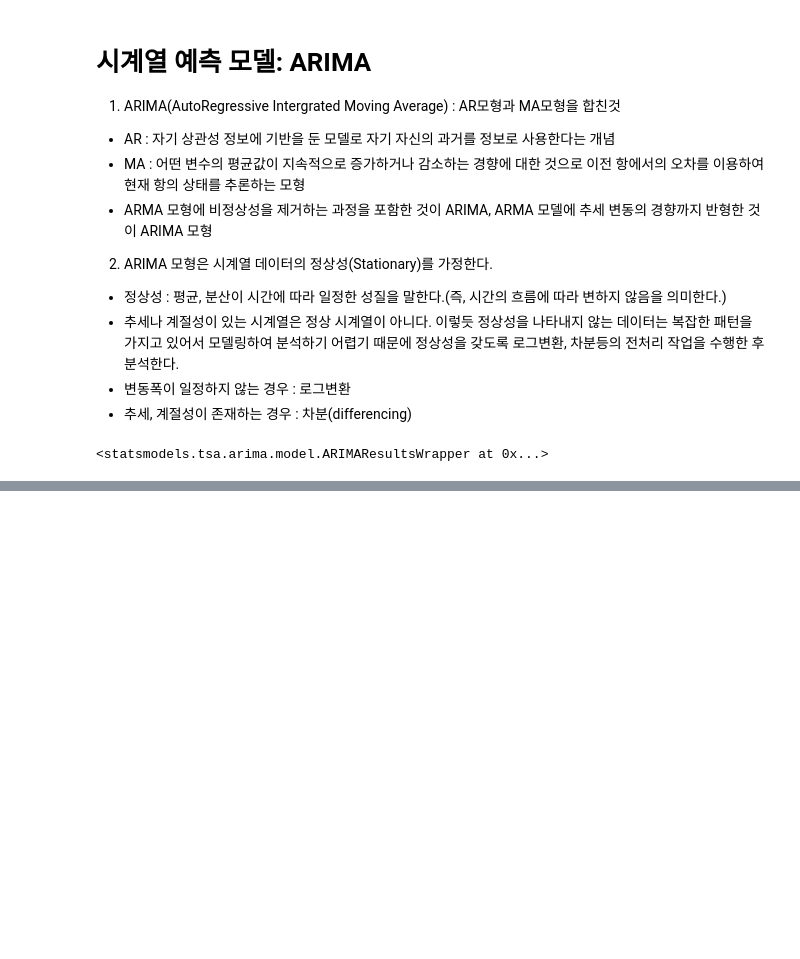
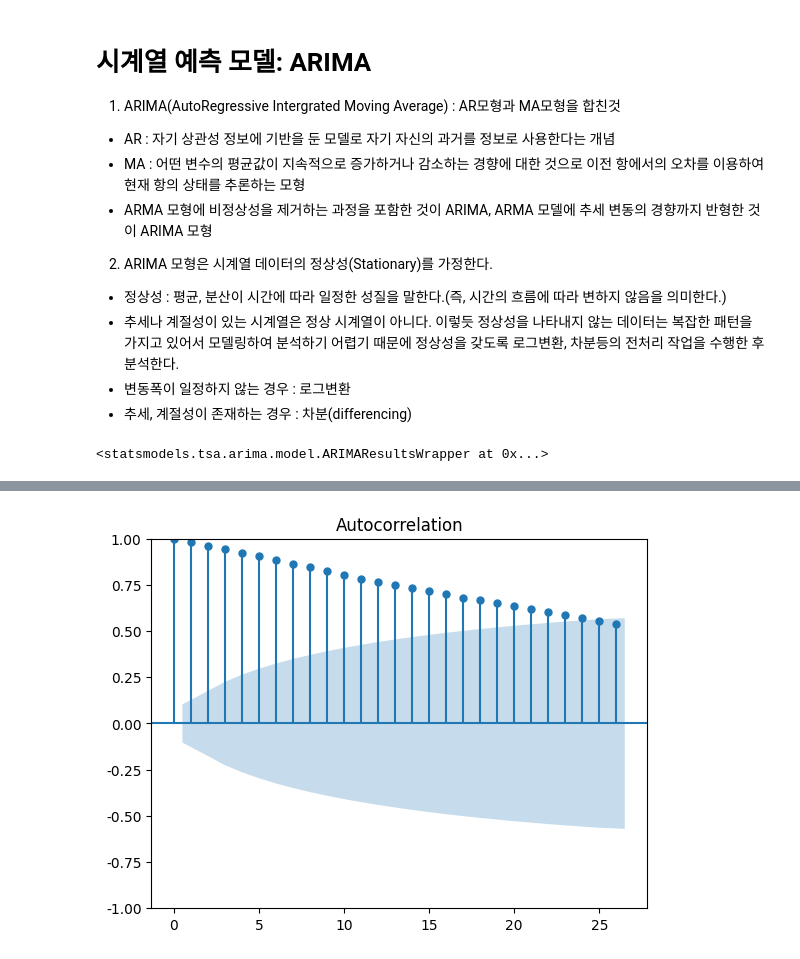
Before and after one commit to fightmeat/Machine_Leaning, a Jupyter notebook: 19_시계열_분석.ipynb, the cells around one changed output, grey strips where cells are left out. Cells and saved outputs as stored; diff of their text form; code cells hidden in the pictures; blank space fills up the shorter version.

```diff
--- a/19_시계열_분석.ipynb
+++ b/19_시계열_분석.ipynb
@@ -20,6 +20,7 @@
 import numpy as np
 import pandas as pd
 import matplotlib.pyplot as plt
+plt.rcParams['axes.unicode_minus'] = False
 
 import warnings
 warnings.filterwarnings("ignore")
@@ -142,0 +146,9 @@ Warnings:
+# %%
+# ACF plot와 PACF plot는 시계열 데이터의 정상성 평가와 ARIMA 모델 파라미터(p, d, q)의 최적의 값을 찾는 역할
+# 현재의 값이 과거값과 어떤 관계성을 가지고 있는지를 보여준다.
+from statsmodels.graphics.tsaplots import plot_acf, plot_pacf
+# p : AR 모형의 차수, q : MA 모형의 차수
+plot_acf(bitcoin)
+plt.show()
+# %% [output]
+[figure, added]
```
Also changed, not shown: parts of 23 cells of this notebook.
